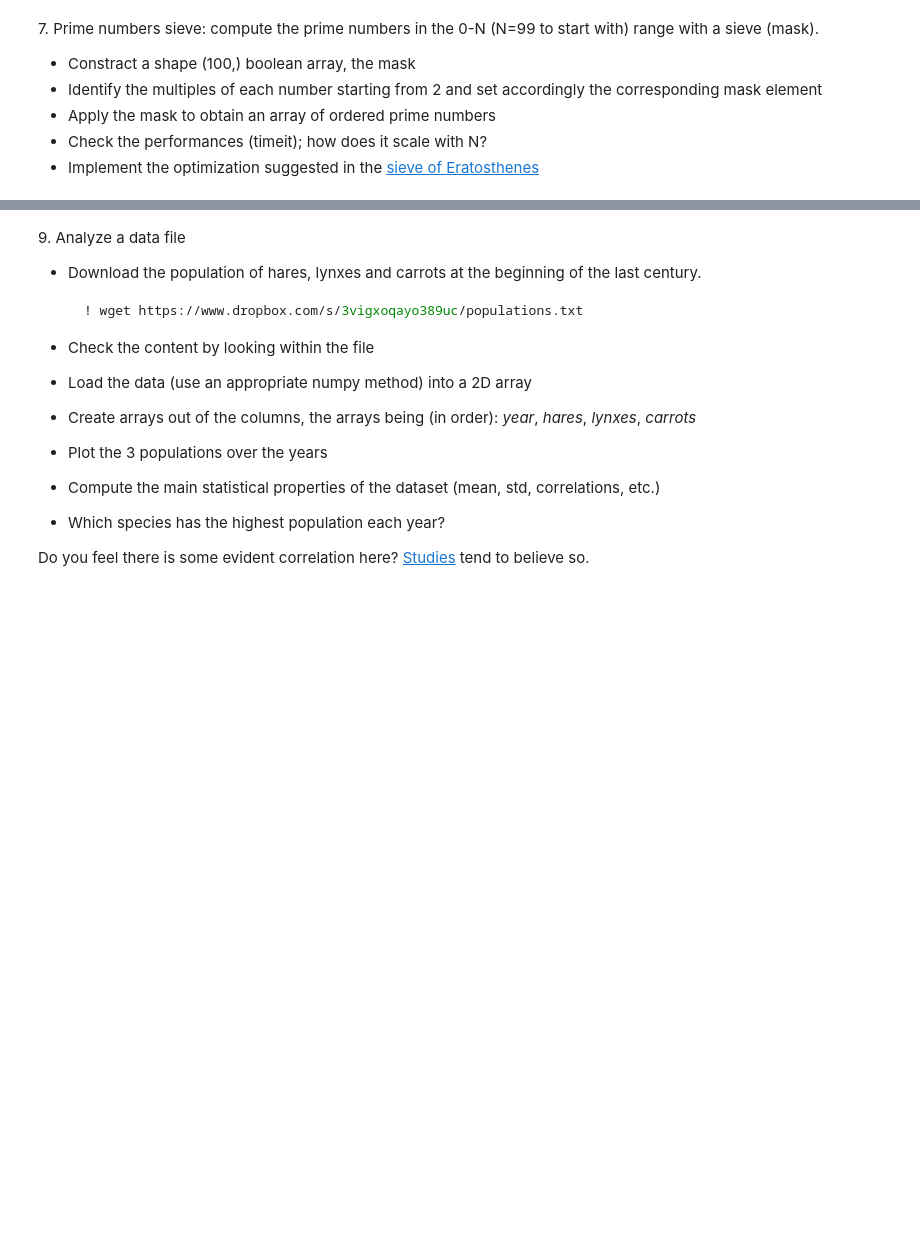
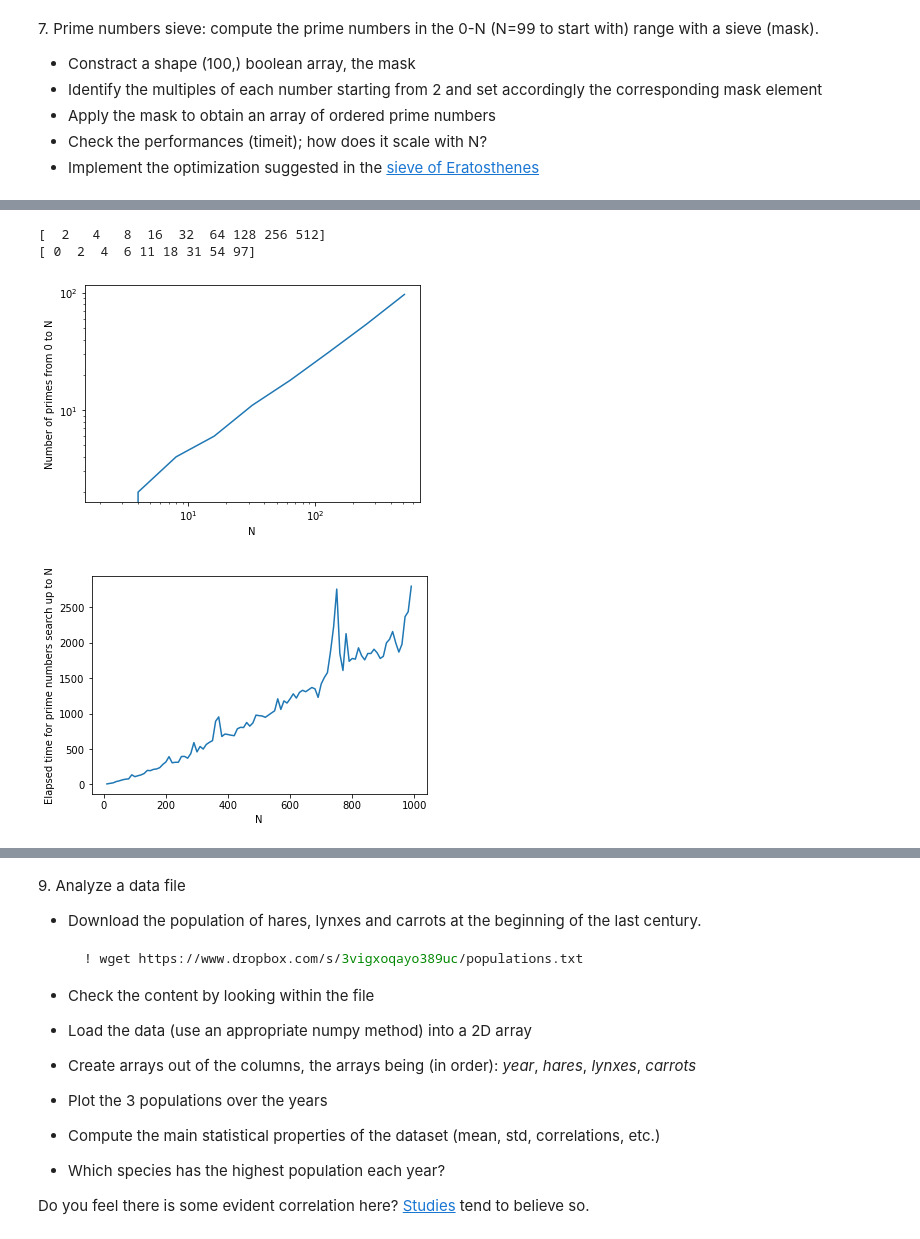
Before and after one commit to LeonMengoni/LaboratoryOfComputationalPhysics_Y5, a Jupyter notebook: 04ex_Numpy.ipynb, the cells around one changed output, grey strips where cells are left out. Drawn from its saved outputs; the diff is of its cells as text; code cells hidden in the pictures; blank space fills up the shorter version.

```diff
--- a/04ex_Numpy.ipynb
+++ b/04ex_Numpy.ipynb
@@ -248,3 +334,41 @@ Los Angeles                    2448
+# %%
+def number_primes(N):
+    return sieve_prime_search(N)[1]
+
+listN2 = np.array(list(2**i for i in range(1,10)))
+print(listN2)
+primesN2 = np.array(list(map(number_primes,listN2)))
+print(primesN2)
+
+plt.plot(listN2,primesN2)
+plt.xlabel("N")
+plt.ylabel("Number of primes from 0 to N")
+plt.xscale("log")
+plt.yscale("log")
+plt.show()
+
+listN = np.arange(10,1000,10)
+timesN = np.array([
+    7.42,15.2,22.3,40.7,51,64.9,74.4,78.4,136,110,
+    123,135,155,198,195,213,219,237,283,318,
+    393,306,313,313,395,396,371,435,591,460,
+    536,500,565,595,619,893,954,677,712,705,
+    695,689,786,807,804,875,824,869,979,972,
+    967,948,979,1010,1040,1210,1060,1180,1150,1210,
+    1280,1220,1300,1330,1310,1340,1370,1350,1230,1420,
+    1510,1580,1880,2230,2760,1850,1610,2130,1740,1780,
+    1770,1930,1820,1760,1850,1850,1910,1860,1780,1810,
+    2000,2050,2160,2000,1870,1980,2370,2440,2800])
+
+plt.plot(listN,timesN)
+plt.xlabel("N")
+plt.ylabel("Elapsed time for prime numbers search up to N")
+plt.show()
+# %% [output]
+[  2   4   8  16  32  64 128 256 512]
+[ 0  2  4  6 11 18 31 54 97]
+[figure, added]
+[figure, added]
 # %% [markdown]
 8\. Diffusion using random walk *TRY USING CUMULATIVE SUM*
 
```
Also changed, not shown: parts of 15 cells of this notebook, 35 other files.
